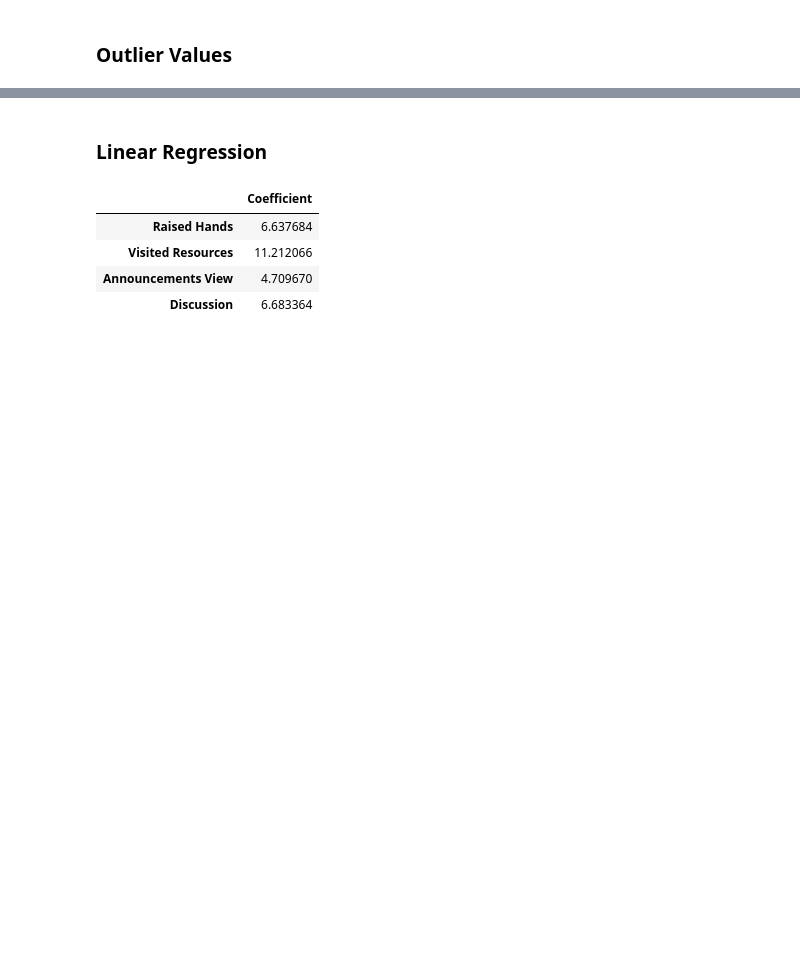
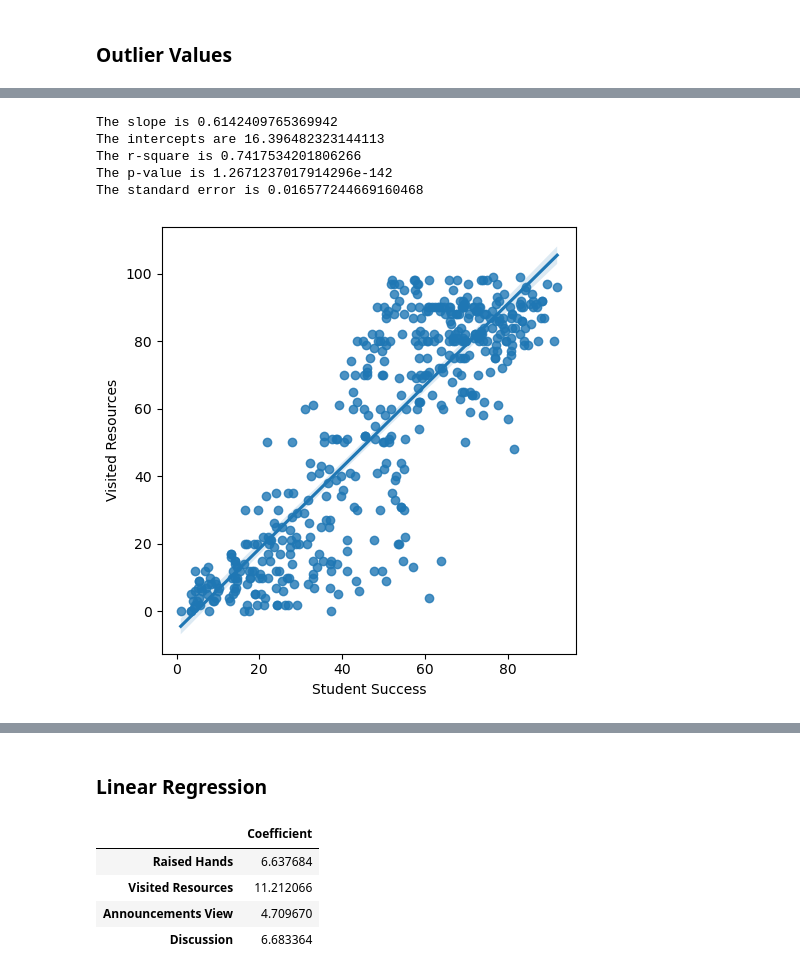
Before and after one commit to dyan27/da-capstone, a Jupyter notebook: explore.ipynb, the cells around one changed output, grey strips where cells are left out. Drawn from its saved outputs; the diff is of its cells as text; code cells hidden in the pictures; blank space fills up the shorter version.

```diff
--- a/explore.ipynb
+++ b/explore.ipynb
@@ -210,0 +232,10 @@ plt.show()
+# %%
+regression_plot('Visited Resources')
+print_linear_status('Visited Resources')
+# %% [output]
+The slope is 0.6142409765369942
+The intercepts are 16.396482323144113
+The r-square is 0.7417534201806266
+The p-value is 1.2671237017914296e-142
+The standard error is 0.016577244669160468
+[figure, added]
```
Also changed, not shown: parts of 15 cells of this notebook, 19 other files.
